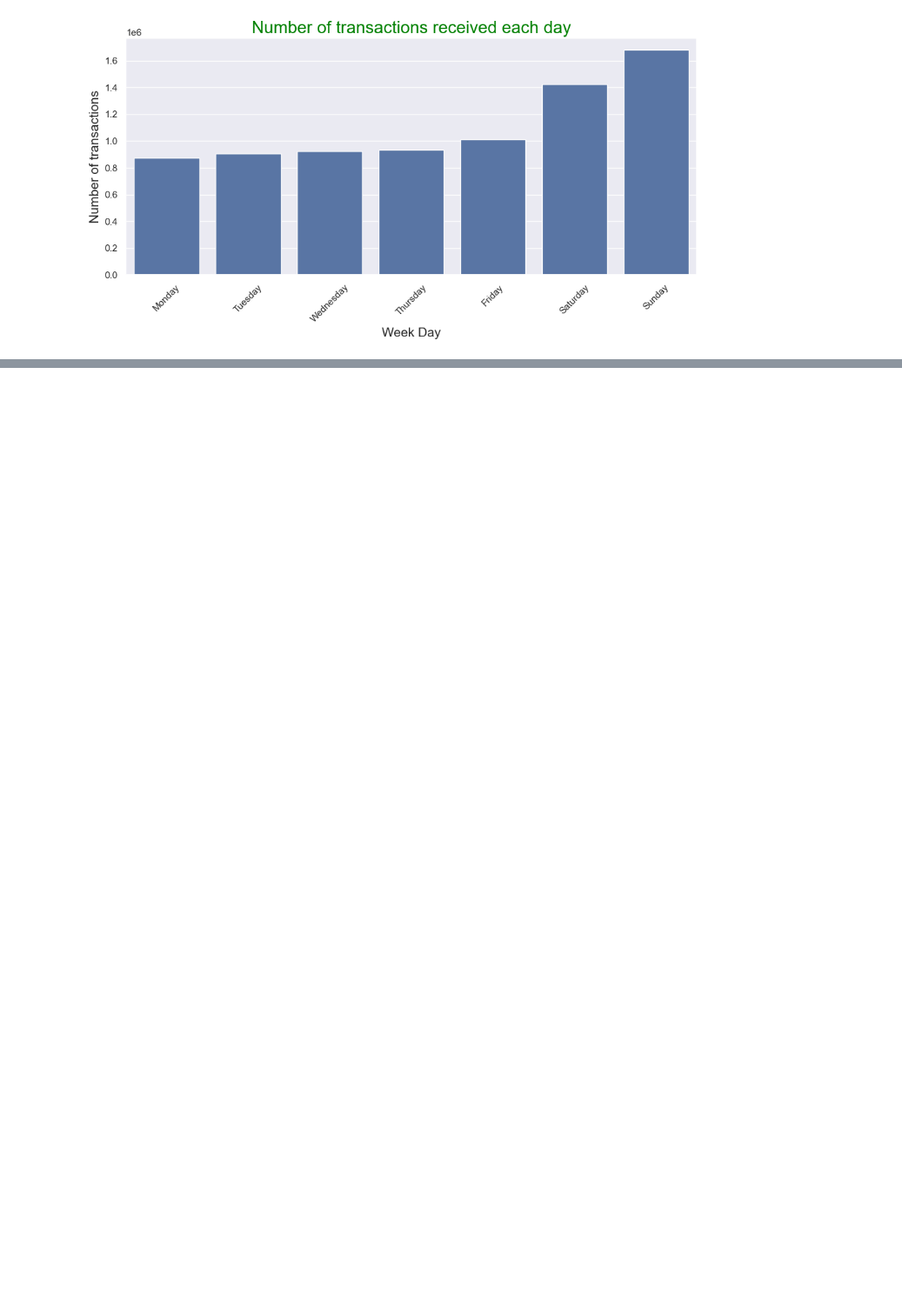
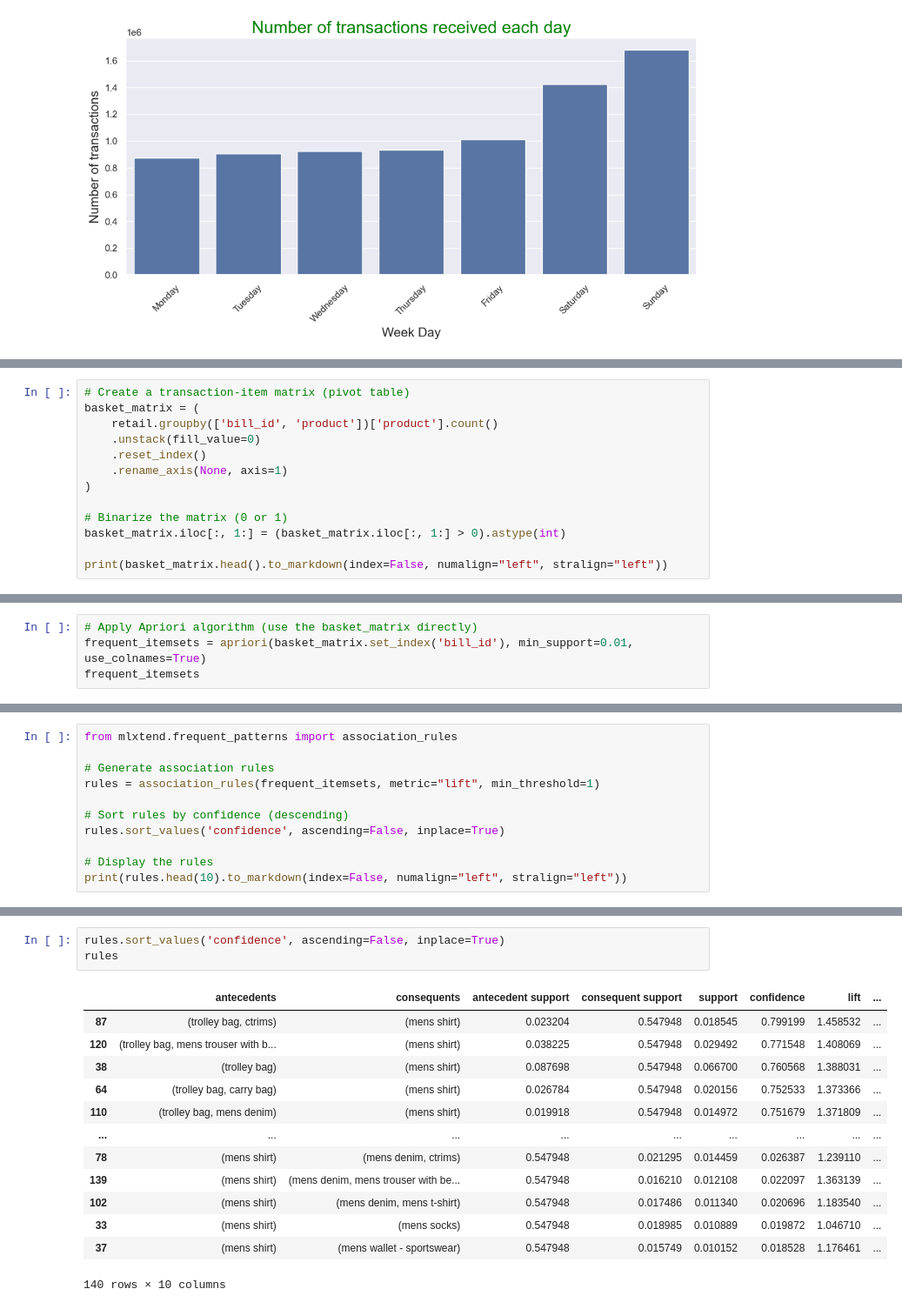
Before and after one commit to MORYKINGS/Prethesis, a Jupyter notebook: Prethesis.ipynb, the cells around one changed output, grey strips where cells are left out. Shown at 87% size. Saved outputs shown, nothing was run; the diff lists cells and outputs as text; blank space fills up the shorter version.

```diff
--- a/Prethesis.ipynb
+++ b/Prethesis.ipynb
@@ -1015,0 +975,13 @@ ValueError: Samples can not be a single string. The input must be an iterable ov
+# %%
+# Create a transaction-item matrix (pivot table)
+basket_matrix = (
+    retail.groupby(['bill_id', 'product'])['product'].count()
+    .unstack(fill_value=0)
+    .reset_index()
+    .rename_axis(None, axis=1)
+)
+
+# Binarize the matrix (0 or 1)
+basket_matrix.iloc[:, 1:] = (basket_matrix.iloc[:, 1:] > 0).astype(int)
+
+print(basket_matrix.head().to_markdown(index=False, numalign="left", stralign="left"))
@@ -1015,0 +996,4 @@ ValueError: Samples can not be a single string. The input must be an iterable ov
+# %%
+# Apply Apriori algorithm (use the basket_matrix directly)
+frequent_itemsets = apriori(basket_matrix.set_index('bill_id'), min_support=0.01, use_colnames=True)
+frequent_itemsets
@@ -1015,0 +1014,11 @@ ValueError: Samples can not be a single string. The input must be an iterable ov
+# %%
+from mlxtend.frequent_patterns import association_rules
+
+# Generate association rules
+rules = association_rules(frequent_itemsets, metric="lift", min_threshold=1)
+
+# Sort rules by confidence (descending)
+rules.sort_values('confidence', ascending=False, inplace=True)
+
+# Display the rules
+print(rules.head(10).to_markdown(index=False, numalign="left", stralign="left"))
@@ -1015,0 +1038,17 @@ ValueError: Samples can not be a single string. The input must be an iterable ov
+# %%
+rules.sort_values('confidence', ascending=False, inplace=True)
+rules
+# %% [output]
+|  | antecedents | consequents | antecedent support | consequent support | support | confidence | lift | ... |
+| 87 | (trolley bag, ctrims) | (mens shirt) | 0.023204 | 0.547948 | 0.018545 | 0.799199 | 1.458532 | ... |
+| 120 | (trolley bag, mens trouser with b... | (mens shirt) | 0.038225 | 0.547948 | 0.029492 | 0.771548 | 1.408069 | ... |
+| 38 | (trolley bag) | (mens shirt) | 0.087698 | 0.547948 | 0.066700 | 0.760568 | 1.388031 | ... |
+| 64 | (trolley bag, carry bag) | (mens shirt) | 0.026784 | 0.547948 | 0.020156 | 0.752533 | 1.373366 | ... |
+| 110 | (trolley bag, mens denim) | (mens shirt) | 0.019918 | 0.547948 | 0.014972 | 0.751679 | 1.371809 | ... |
+| ... | ... | ... | ... | ... | ... | ... | ... | ... |
+| 78 | (mens shirt) | (mens denim, ctrims) | 0.547948 | 0.021295 | 0.014459 | 0.026387 | 1.239110 | ... |
+| 139 | (mens shirt) | (mens denim, mens trouser with be... | 0.547948 | 0.016210 | 0.012108 | 0.022097 | 1.363139 | ... |
+| 102 | (mens shirt) | (mens denim, mens t-shirt) | 0.547948 | 0.017486 | 0.011340 | 0.020696 | 1.183540 | ... |
+| 33 | (mens shirt) | (mens socks) | 0.547948 | 0.018985 | 0.010889 | 0.019872 | 1.046710 | ... |
+| 37 | (mens shirt) | (mens wallet - sportswear) | 0.547948 | 0.015749 | 0.010152 | 0.018528 | 1.176461 | ... |
+140 rows × 10 columns
```
Also changed, not shown: parts of 14 cells of this notebook.
